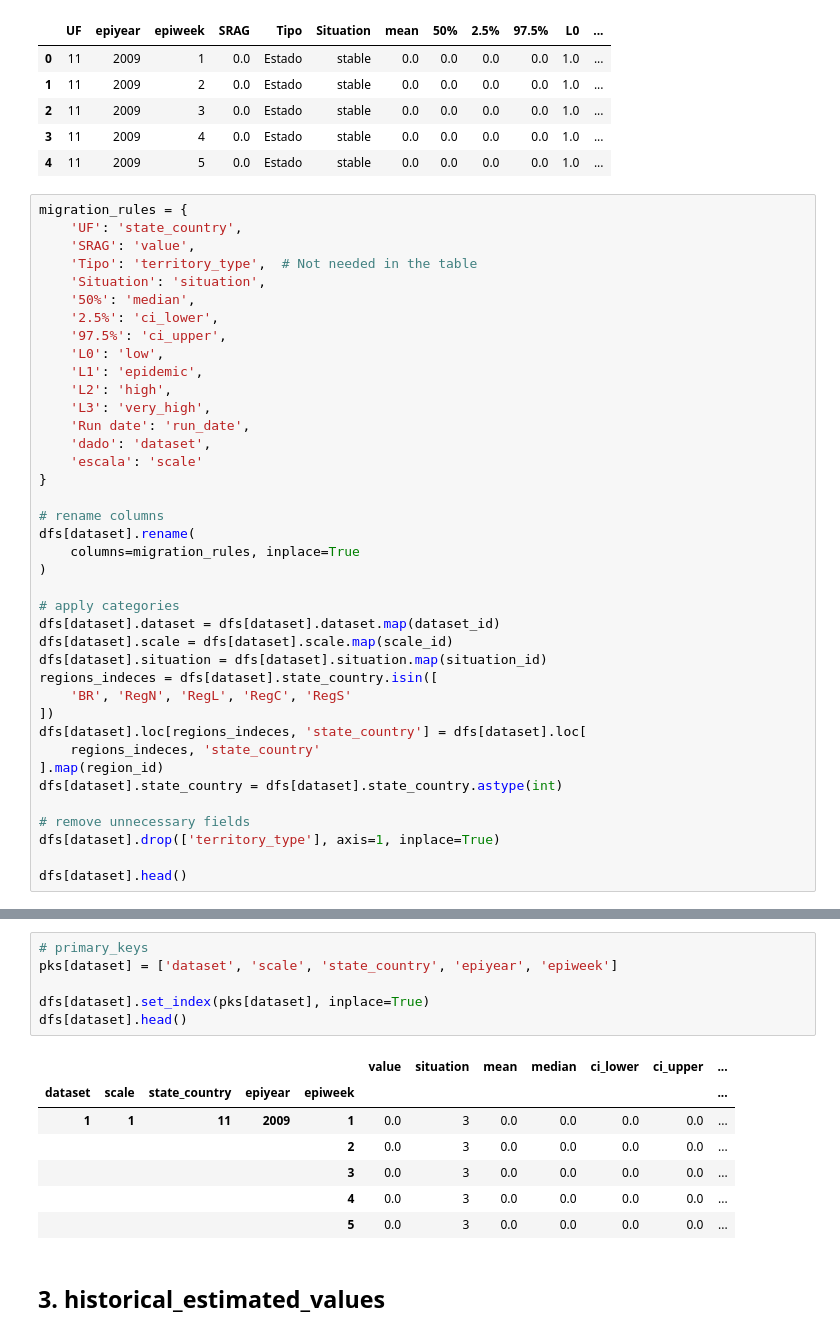
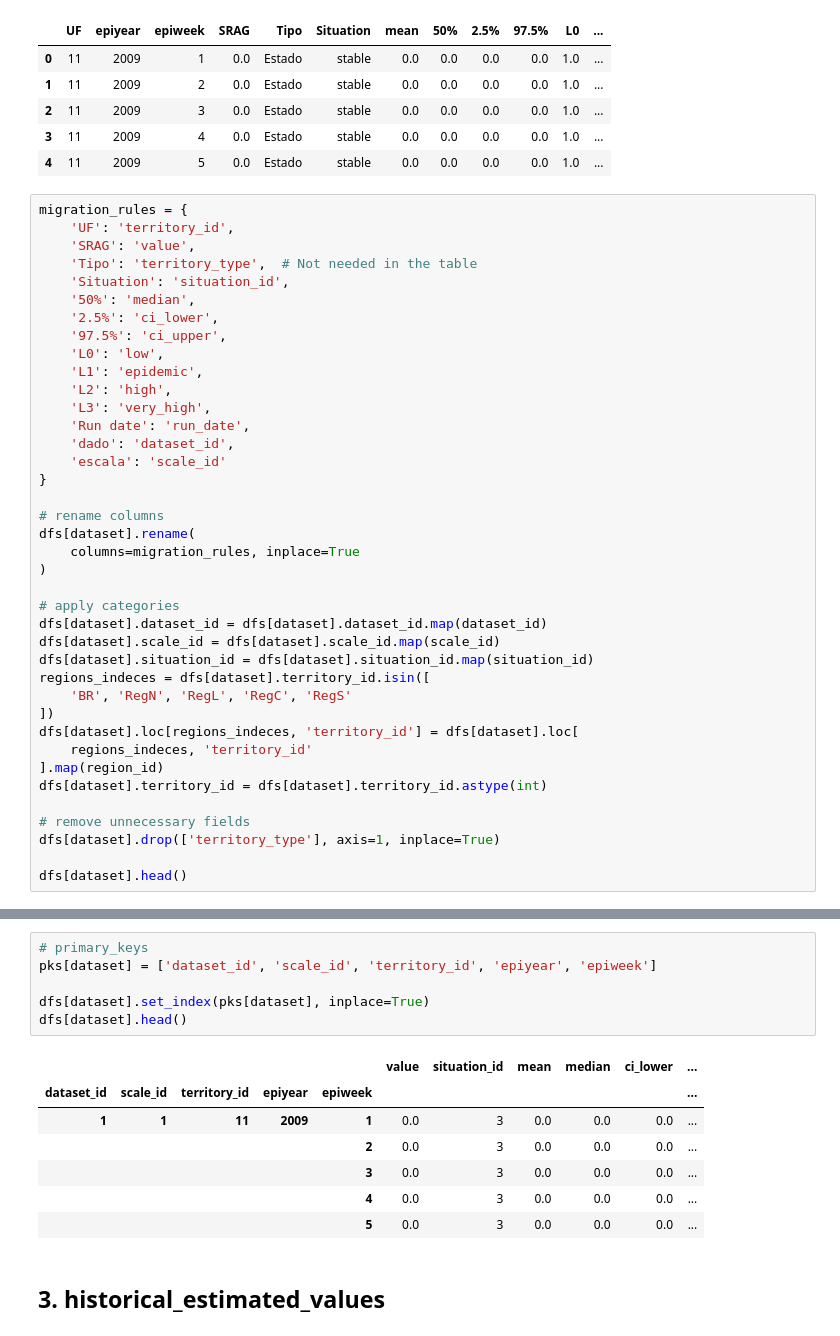
Before and after one commit to FluVigilanciaBR/fludashboard, a Jupyter notebook: Notebooks/Dataset-Migration.ipynb, the cells around one changed output, grey strips where cells are left out. Saved outputs shown, nothing was run; the diff lists cells and outputs as text.

```diff
--- a/Notebooks/Dataset-Migration.ipynb
+++ b/Notebooks/Dataset-Migration.ipynb
@@ -160,10 +160,10 @@ dfs[dataset].head()
 | 4 | 11 | 2009 | 5 | 0.0 | Estado | stable | 0.0 | 0.0 | 0.0 | 0.0 | 1.0 | ... |
 # %%
 migration_rules = {
-    'UF': 'state_country',
+    'UF': 'territory_id',
     'SRAG': 'value',
     'Tipo': 'territory_type',  # Not needed in the table
-    'Situation': 'situation',
+    'Situation': 'situation_id',
     '50%': 'median',
     '2.5%': 'ci_lower',
     '97.5%': 'ci_upper',
@@ -172,8 +172,8 @@ migration_rules = {
     'L2': 'high',
     'L3': 'very_high',
     'Run date': 'run_date',
-    'dado': 'dataset',
-    'escala': 'scale'
+    'dado': 'dataset_id',
+    'escala': 'scale_id'
 }
 
 # rename columns
@@ -182,16 +182,16 @@ dfs[dataset].rename(
 )
 
 # apply categories
-dfs[dataset].dataset = dfs[dataset].dataset.map(dataset_id)
-dfs[dataset].scale = dfs[dataset].scale.map(scale_id)
-dfs[dataset].situation = dfs[dataset].situation.map(situation_id)
-regions_indeces = dfs[dataset].state_country.isin([
+dfs[dataset].dataset_id = dfs[dataset].dataset_id.map(dataset_id)
+dfs[dataset].scale_id = dfs[dataset].scale_id.map(scale_id)
+dfs[dataset].situation_id = dfs[dataset].situation_id.map(situation_id)
+regions_indeces = dfs[dataset].territory_id.isin([
     'BR', 'RegN', 'RegL', 'RegC', 'RegS'
 ])
-dfs[dataset].loc[regions_indeces, 'state_country'] = dfs[dataset].loc[
-    regions_indeces, 'state_country'
+dfs[dataset].loc[regions_indeces, 'territory_id'] = dfs[dataset].loc[
+    regions_indeces, 'territory_id'
 ].map(region_id)
-dfs[dataset].state_country = dfs[dataset].state_country.astype(int)
+dfs[dataset].territory_id = dfs[dataset].territory_id.astype(int)
 
 # remove unnecessary fields
 dfs[dataset].drop(['territory_type'], axis=1, inplace=True)
@@ -235,18 +235,18 @@ scale              int64
 dtype: object
 # %%
 # primary_keys
-pks[dataset] = ['dataset', 'scale', 'state_country', 'epiyear', 'epiweek']
+pks[dataset] = ['dataset_id', 'scale_id', 'territory_id', 'epiyear', 'epiweek']
 
 dfs[dataset].set_index(pks[dataset], inplace=True)
 dfs[dataset].head()
 # %% [output]
-|  |  |  |  |  | value | situation | mean | median | ci_lower | ci_upper | ... |
-| dataset | scale | state_country | epiyear | epiweek |  |  |  |  |  |  | ... |
-| 1 | 1 | 11 | 2009 | 1 | 0.0 | 3 | 0.0 | 0.0 | 0.0 | 0.0 | ... |
-|  |  |  |  | 2 | 0.0 | 3 | 0.0 | 0.0 | 0.0 | 0.0 | ... |
-|  |  |  |  | 3 | 0.0 | 3 | 0.0 | 0.0 | 0.0 | 0.0 | ... |
-|  |  |  |  | 4 | 0.0 | 3 | 0.0 | 0.0 | 0.0 | 0.0 | ... |
-|  |  |  |  | 5 | 0.0 | 3 | 0.0 | 0.0 | 0.0 | 0.0 | ... |
+|  |  |  |  |  | value | situation_id | mean | median | ci_lower | ... |
+| dataset_id | scale_id | territory_id | epiyear | epiweek |  |  |  |  |  | ... |
+| 1 | 1 | 11 | 2009 | 1 | 0.0 | 3 | 0.0 | 0.0 | 0.0 | ... |
+|  |  |  |  | 2 | 0.0 | 3 | 0.0 | 0.0 | 0.0 | ... |
+|  |  |  |  | 3 | 0.0 | 3 | 0.0 | 0.0 | 0.0 | ... |
+|  |  |  |  | 4 | 0.0 | 3 | 0.0 | 0.0 | 0.0 | ... |
+|  |  |  |  | 5 | 0.0 | 3 | 0.0 | 0.0 | 0.0 | ... |
 # %% [markdown]
 ## 3. historical_estimated_values
 # %%
```
Also changed, not shown: parts of 22 cells of this notebook, 5 other files.
